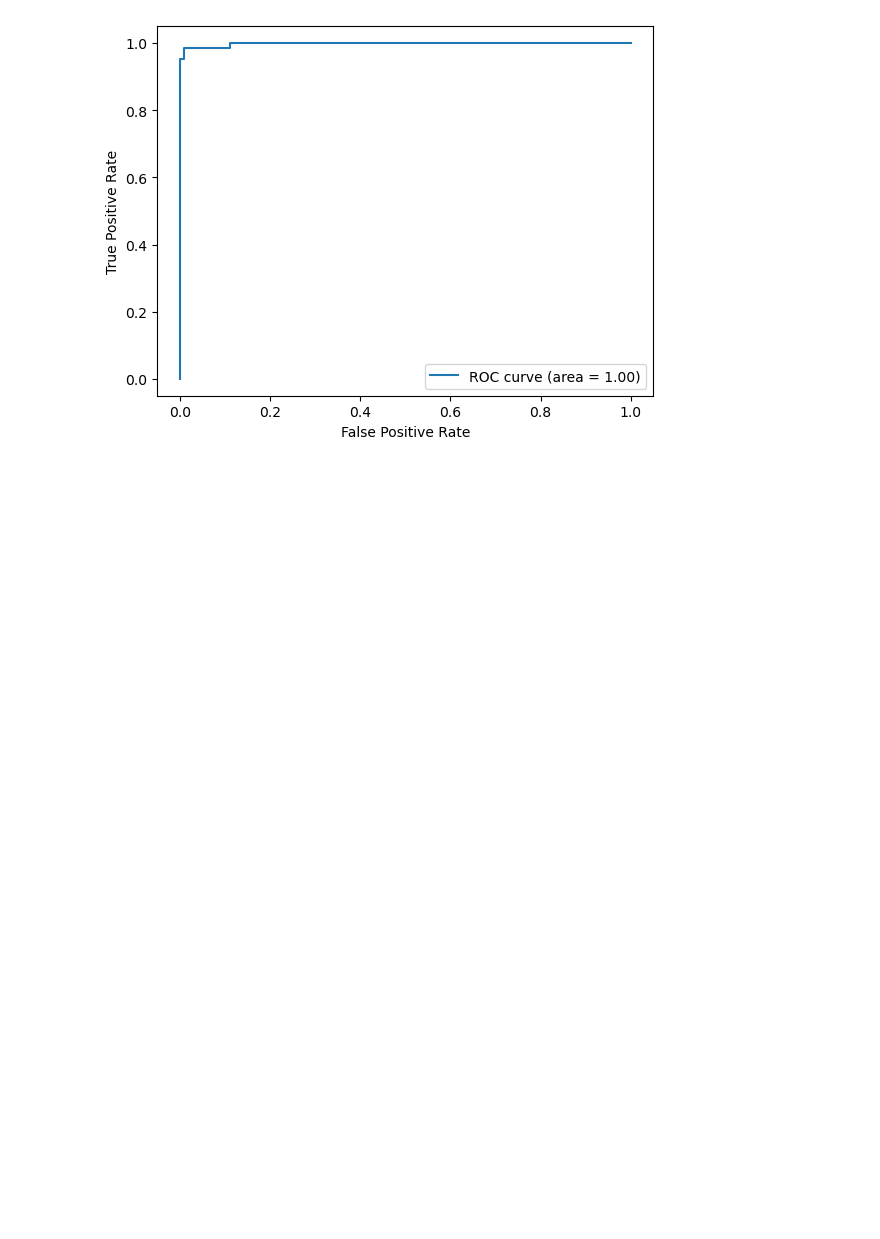
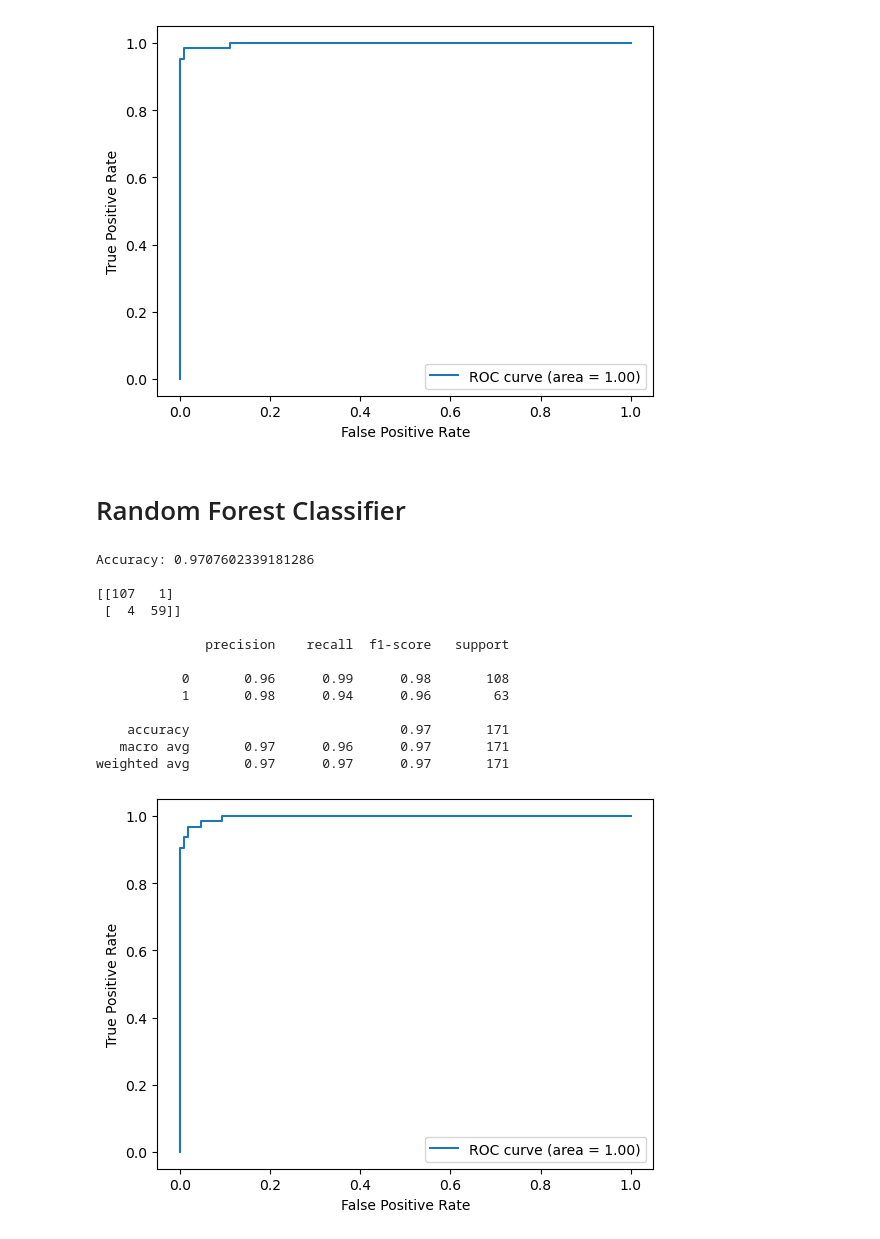
Before and after one commit to kross80300/Data_Analytics_Fall2025_TermProject, a Jupyter notebook: term_project.ipynb, the cells around one changed output. Cells and saved outputs as stored; diff of their text form; code cells hidden in the pictures; blank space fills up the shorter version.

Commit message:
added random forest

```diff
--- a/term_project.ipynb
+++ b/term_project.ipynb
@@ -96,3 +97,42 @@ Accuracy: 0.9824561403508771
    macro avg       0.98      0.98      0.98       171
 weighted avg       0.98      0.98      0.98       171
 [figure]
+# %% [markdown]
+# Random Forest Classifier
+# %%
+rfModel = RandomForestClassifier(n_estimators=100, random_state=42)
+rfModel.fit(X_train_scaled,  y_train)
+
+y_pred = rfModel.predict(X_test_scaled)
+print(f"Accuracy: {accuracy_score(y_test, y_pred)}")
+print()
+
+cm = confusion_matrix(y_test, y_pred)
+print(cm)
+print()
+
+print(classification_report(y_test, y_pred, zero_division=0))
+
+y_prob = rfModel.predict_proba(X_test_scaled)[:, 1]
+fpr, tpr, thresholds = roc_curve(y_test, y_prob)
+roc_auc = auc(fpr, tpr)
+plt.plot(fpr, tpr, label=f'ROC curve (area = {roc_auc:.2f})')
+plt.xlabel('False Positive Rate')
+plt.ylabel('True Positive Rate')
+plt.legend()
+plt.show()
+# %% [output]
+Accuracy: 0.9707602339181286
+
+[[107   1]
+ [  4  59]]
+
+              precision    recall  f1-score   support
+
+           0       0.96      0.99      0.98       108
+           1       0.98      0.94      0.96        63
+
+    accuracy                           0.97       171
+   macro avg       0.97      0.96      0.97       171
+weighted avg       0.97      0.97      0.97       171
+[figure, added]
```
Also changed, not shown: parts of 1 cell of this notebook.
